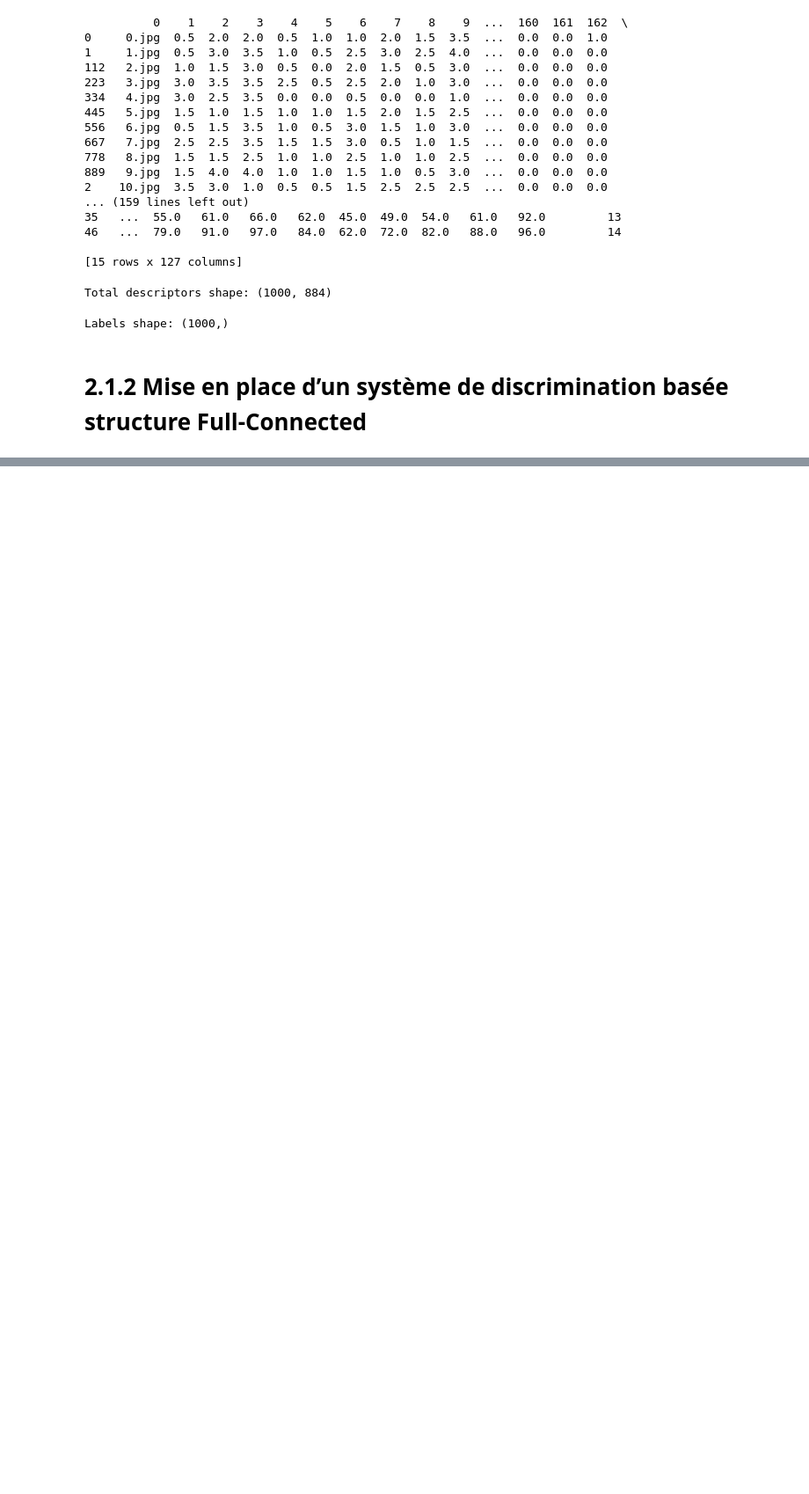
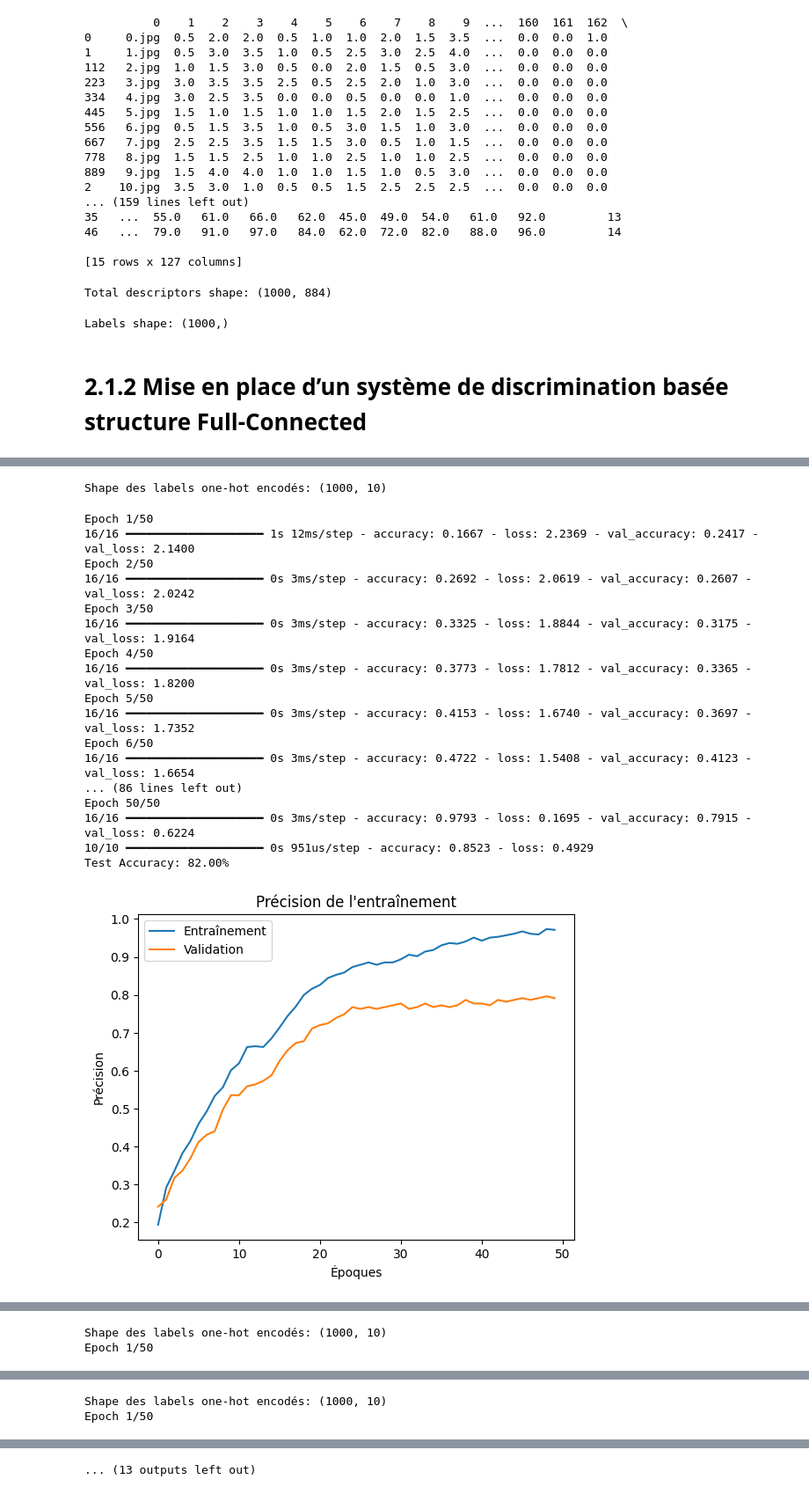
Before and after one commit to MatheoRoucheCNAM/ADNN_PROJET_1, a Jupyter notebook: Discrimination_image.ipynb, the cells around one changed output, grey strips where cells are left out. Shown at 88% size. Saved outputs shown, nothing was run; the diff lists cells and outputs as text; code cells hidden in the pictures; blank space fills up the shorter version.

Commit message:
Test avec une architecture simple sur chacun des descripteurs

```diff
--- a/Discrimination_image.ipynb
+++ b/Discrimination_image.ipynb
@@ -207,0 +218,25 @@ plt.show()
+# %%
+liste_descriptors = [jcd_sorted, phog_sorted, cedd_sorted, fcth_sorted, fuzzy_color_histogram_sorted]
+
+for descriptor in liste_descriptors:
+    train_and_evaluate_mlp(descriptors=descriptor, labels=labels, test_size=0.3, epochs=50, batch_size=32)
+# %% [output]
+Shape des labels one-hot encodés: (1000, 10)
+Epoch 1/50
+16/16 ━━━━━━━━━━━━━━━━━━━━ 1s 12ms/step - accuracy: 0.1667 - loss: 2.2369 - val_accuracy: 0.2417 - val_loss: 2.1400
+Epoch 2/50
+16/16 ━━━━━━━━━━━━━━━━━━━━ 0s 3ms/step - accuracy: 0.2692 - loss: 2.0619 - val_accuracy: 0.2607 - val_loss: 2.0242
+Epoch 3/50
+16/16 ━━━━━━━━━━━━━━━━━━━━ 0s 3ms/step - accuracy: 0.3325 - loss: 1.8844 - val_accuracy: 0.3175 - val_loss: 1.9164
+Epoch 4/50
+16/16 ━━━━━━━━━━━━━━━━━━━━ 0s 3ms/step - accuracy: 0.3773 - loss: 1.7812 - val_accuracy: 0.3365 - val_loss: 1.8200
+Epoch 5/50
+16/16 ━━━━━━━━━━━━━━━━━━━━ 0s 3ms/step - accuracy: 0.4153 - loss: 1.6740 - val_accuracy: 0.3697 - val_loss: 1.7352
+Epoch 6/50
+16/16 ━━━━━━━━━━━━━━━━━━━━ 0s 3ms/step - accuracy: 0.4722 - loss: 1.5408 - val_accuracy: 0.4123 - val_loss: 1.6654
+... (86 lines left out)
+Epoch 50/50
+16/16 ━━━━━━━━━━━━━━━━━━━━ 0s 3ms/step - accuracy: 0.9793 - loss: 0.1695 - val_accuracy: 0.7915 - val_loss: 0.6224
+10/10 ━━━━━━━━━━━━━━━━━━━━ 0s 951us/step - accuracy: 0.8523 - loss: 0.4929
+Test Accuracy: 82.00%
+[figure, added]
@@ -207,0 +245,2 @@ plt.show()
+Shape des labels one-hot encodés: (1000, 10)
+Epoch 1/50
@@ -207,0 +267,2 @@ plt.show()
+Shape des labels one-hot encodés: (1000, 10)
+Epoch 1/50
@@ -207,0 +286 @@ plt.show()
+... (13 outputs left out)
```
Also changed, not shown: parts of 5 cells of this notebook.
